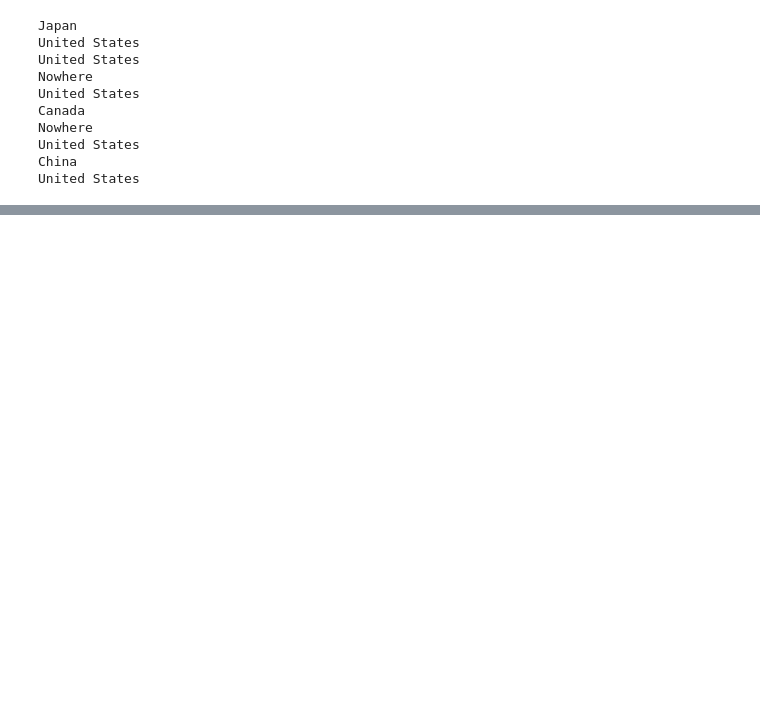
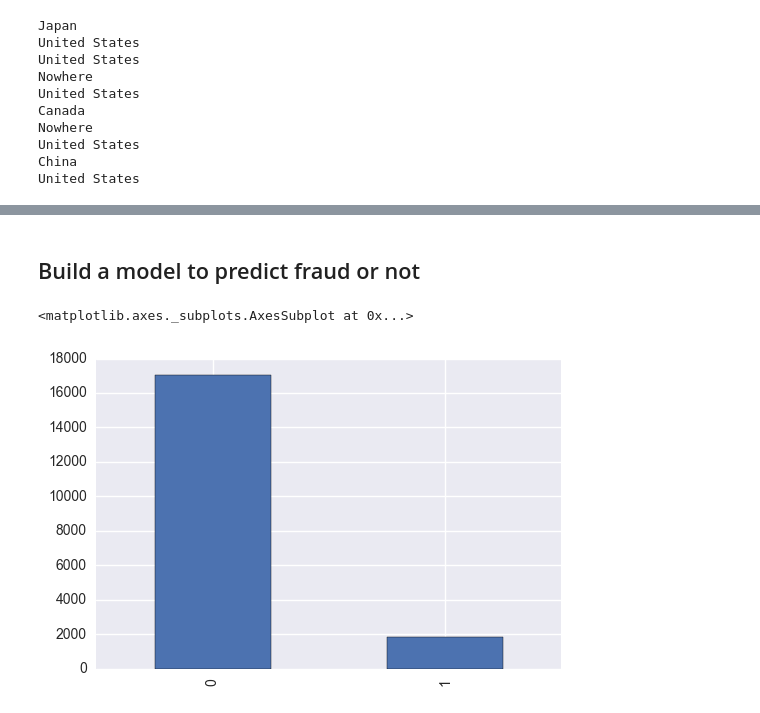
Before and after one commit to cwczarnik/DataScienceBootcamp_DC, a Jupyter notebook: Fraud_Activities/Fraud_analysis.ipynb, the cells around one changed output, grey strips where cells are left out. Cells and saved outputs as stored; diff of their text form; code cells hidden in the pictures; blank space fills up the shorter version.

```diff
--- a/Fraud_Activities/Fraud_analysis.ipynb
+++ b/Fraud_Activities/Fraud_analysis.ipynb
@@ -104,0 +162,7 @@ fraud_eighth.head()
+# %% [markdown]
+## Build a model to predict fraud or not
+# %%
+fraud_eighth['class'].value_counts().plot(kind='bar')
+# %% [output]
+<matplotlib.axes._subplots.AxesSubplot at 0x...>
+[figure, added]
```
Also changed, not shown: parts of 20 cells of this notebook, 2 other files.
